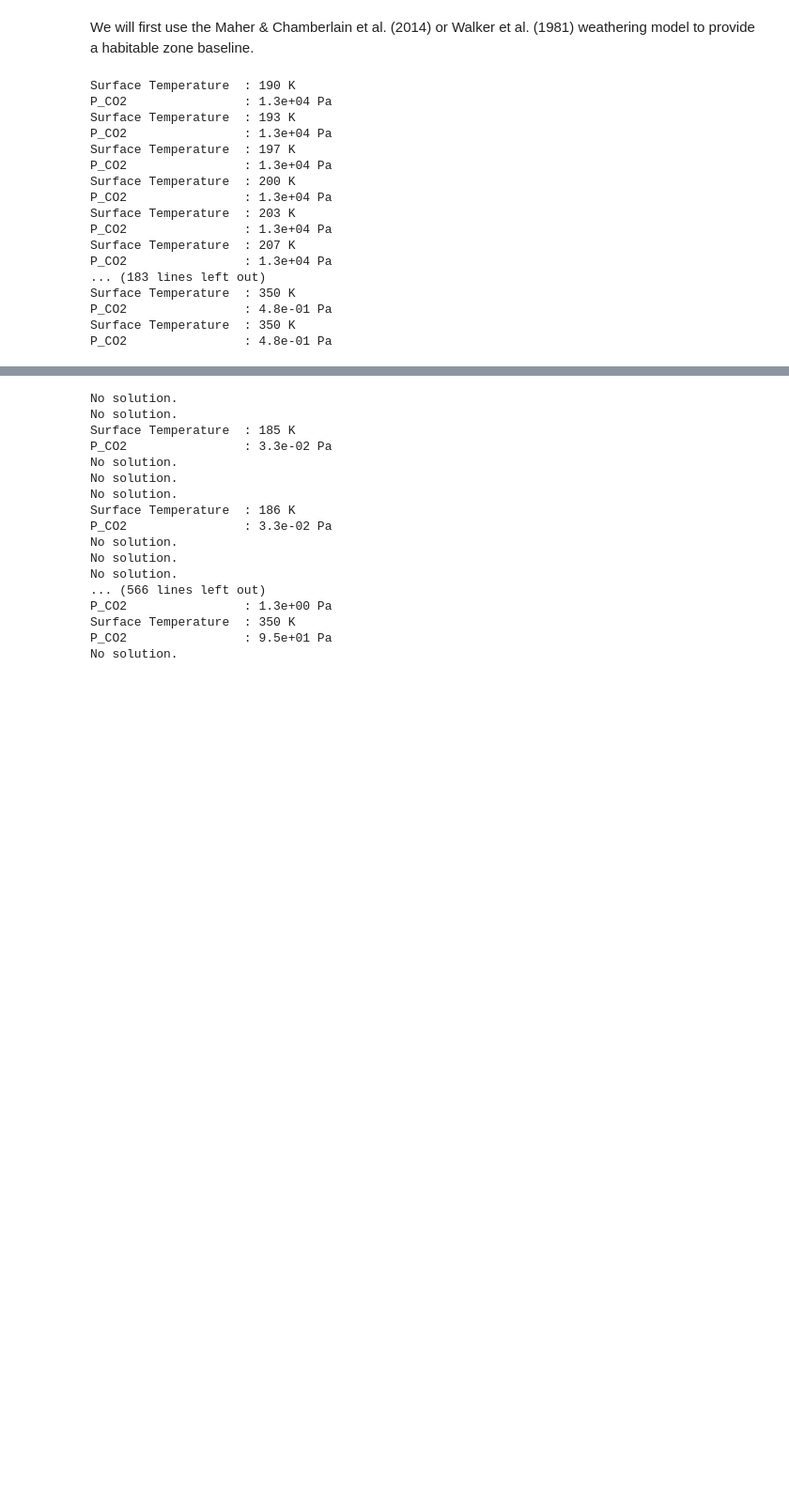
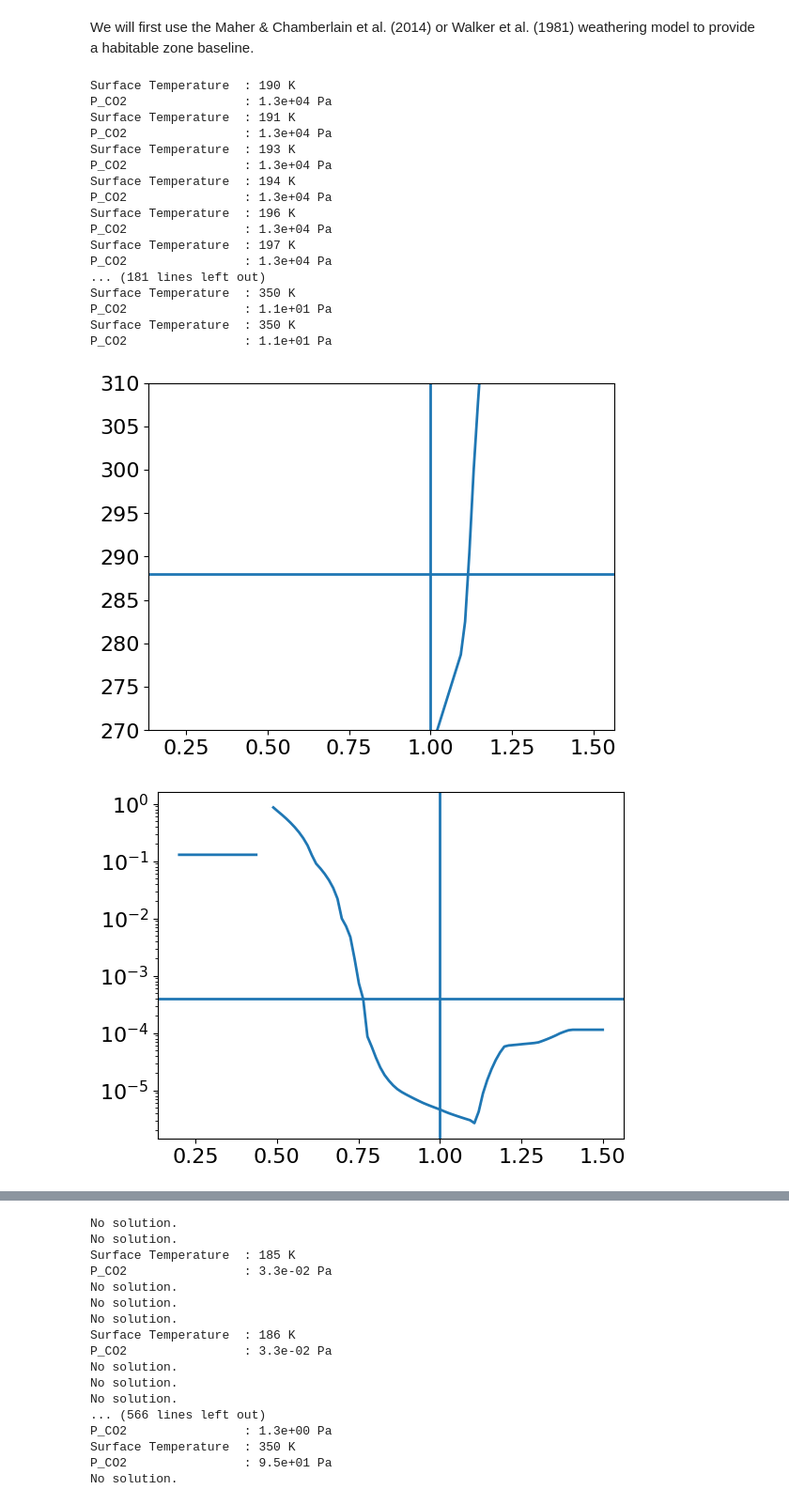
Before and after one commit to astro-pavan/kamino, a Jupyter notebook: notebooks/poster.ipynb, the cells around one changed output, grey strips where cells are left out. Shown at 94% size. Cells and saved outputs as stored; diff of their text form; code cells hidden in the pictures; blank space fills up the shorter version.

```diff
--- a/notebooks/poster.ipynb
+++ b/notebooks/poster.ipynb
@@ -33,37 +42,50 @@ We will first use the Maher & Chamberlain et al. (2014) or Walker et al. (1981)
 # %%
 T_baseline = np.zeros(len(instellation_range))
 pco2_baseline = np.zeros(len(instellation_range))
 T_weather_baseline = np.zeros(len(instellation_range))
 
 for i, s in enumerate(instellation_range):
 
     try:
-        pl = planet(1e5, 3000, s, 1, 0.05, 50e6, 100, use_MAC_weathering=True, albedo=0.05)
-        T_s, pco2, _, _, _, weathering= pl.find_steady_state_no_evolution(diagnostic_plots=False)
+        pl = planet(1e5, 3000, s, 1, 0.05, 50e6, land_fraction=0.3, seafloor_weathering_mode='H21', land_weathering_mode='MAC')
+        T_s, pco2, _, _, _= pl.find_steady_state_no_evolution(diagnostic_plots=False)
     except ValueError:
-        T_s, pco2, weathering = np.nan, np.nan, np.nan
+        T_s, pco2 = np.nan, np.nan
 
     T_baseline[i] = T_s
     pco2_baseline[i] = pco2 * 1e-5 # convert to bar
-    T_weather_baseline[i] = weathering
+
+plt.plot(instellation_range, T_baseline)
+plt.ylim([270, 310])
+plt.axvline(1)
+plt.axhline(288)
+plt.show()
+
+plt.plot(instellation_range, pco2_baseline)
+plt.axhline(400e-6)
+plt.axvline(1)
+plt.yscale('log')
+plt.show()
 # %% [output]
 Surface Temperature  : 190 K
+P_CO2                : 1.3e+04 Pa
+Surface Temperature  : 191 K
 P_CO2                : 1.3e+04 Pa
 Surface Temperature  : 193 K
 P_CO2                : 1.3e+04 Pa
+Surface Temperature  : 194 K
+P_CO2                : 1.3e+04 Pa
+Surface Temperature  : 196 K
+P_CO2                : 1.3e+04 Pa
 Surface Temperature  : 197 K
 P_CO2                : 1.3e+04 Pa
-Surface Temperature  : 200 K
-P_CO2                : 1.3e+04 Pa
-Surface Temperature  : 203 K
-P_CO2                : 1.3e+04 Pa
-Surface Temperature  : 207 K
-P_CO2                : 1.3e+04 Pa
-... (183 lines left out)
+... (181 lines left out)
 Surface Temperature  : 350 K
-P_CO2                : 4.8e-01 Pa
+P_CO2                : 1.1e+01 Pa
 Surface Temperature  : 350 K
-P_CO2                : 4.8e-01 Pa
+P_CO2                : 1.1e+01 Pa
+[figure, added]
+[figure, added]
 # %%
 T_rapid_KT18 = np.zeros(results_shape)
 pco2_rapid_KT18 = np.zeros(results_shape)
```
Also changed, not shown: parts of 10 cells of this notebook, 14 other files.
